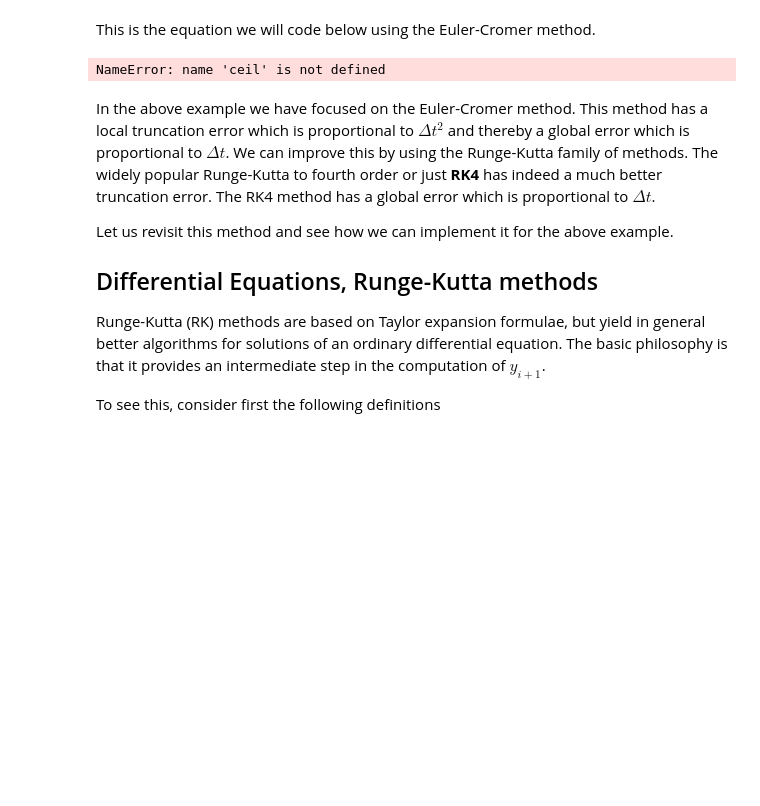
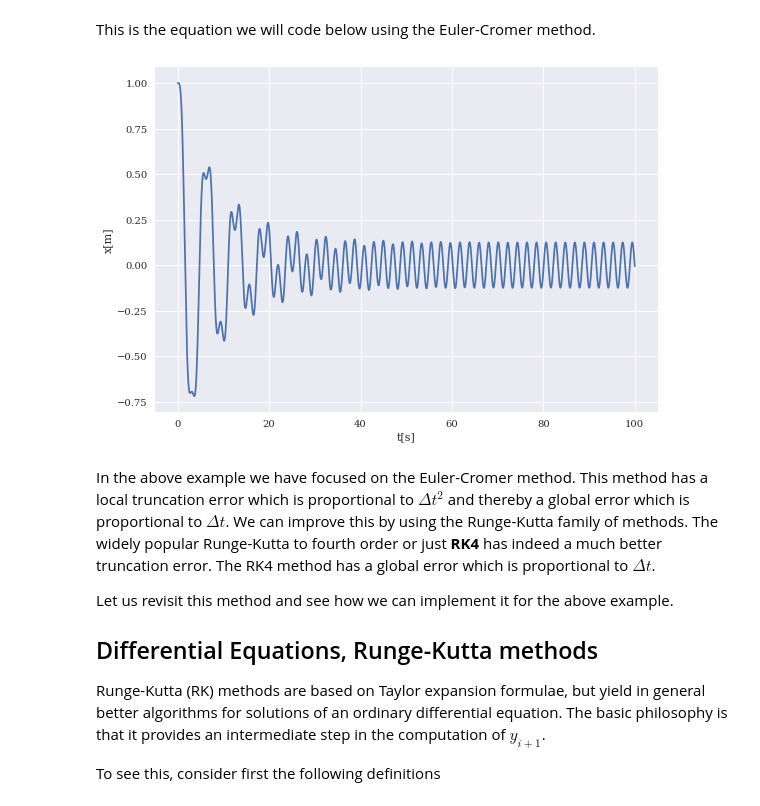
Before and after one commit to mhjensen/Physics321, a Jupyter notebook: doc/pub/week10/ipynb/week10.ipynb, the cells around one changed output. Saved outputs shown, nothing was run; the diff lists cells and outputs as text; code cells hidden in the pictures; blank space fills up the shorter version.

```diff
--- a/doc/pub/week10/ipynb/week10.ipynb
+++ b/doc/pub/week10/ipynb/week10.ipynb
@@ -131,39 +131,39 @@ mpl.rcParams['font.family'] = 'serif'
 
 DeltaT = 0.001
 #set up arrays
-tfinal = 20 # in dimensionless time
+tfinal = 100 # in dimensionless time
 n = ceil(tfinal/DeltaT)
 # set up arrays for t, v, and x
 t = np.zeros(n)
 v = np.zeros(n)
 x = np.zeros(n)
 # Initial conditions as one-dimensional arrays of time
 x0 =  1.0
 v0 = 0.0
 x[0] = x0
 v[0] = v0
-gamma = 0.2
-Omegatilde = 0.5
+gamma = 0.1
+Omegatilde = 3.0
 Ftilde = 1.0
 # Start integrating using Euler-Cromer's method
 for i in range(n-1):
     # Set up the acceleration
     # Here you could have defined your own function for this
     a =  -2*gamma*v[i]-x[i]+Ftilde*cos(t[i]*Omegatilde)
     # update velocity, time and position
     v[i+1] = v[i] + DeltaT*a
     x[i+1] = x[i] + DeltaT*v[i+1]
     t[i+1] = t[i] + DeltaT
 # Plot position as function of time
 fig, ax = plt.subplots()
 ax.set_ylabel('x[m]')
 ax.set_xlabel('t[s]')
 ax.plot(t, x)
 fig.tight_layout()
 save_fig("ForcedBlockEulerCromer")
 plt.show()
 # %% [output]
-NameError: name 'ceil' is not defined
+[figure, added]
 # %% [markdown]
 In the above example we have focused on the Euler-Cromer method. This
 method has a local truncation error which is proportional to $\Delta t^2$
```
Also changed, not shown: parts of 6 cells of this notebook, 3 other files.
